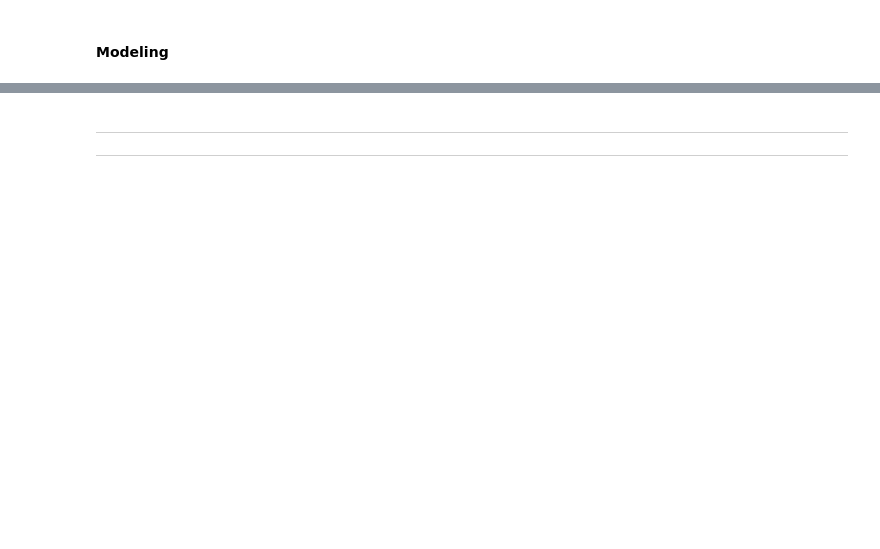
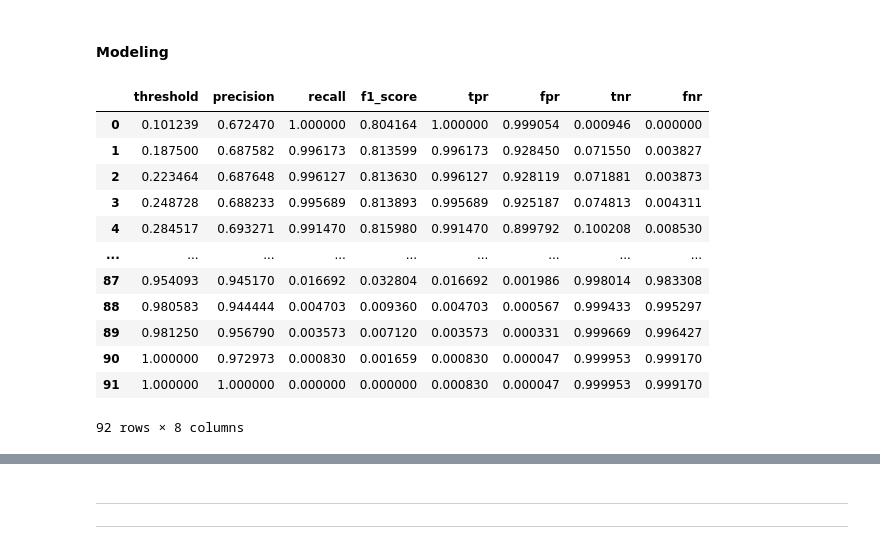
Before and after one commit to santibatte/dpa_2021, a Jupyter notebook: notebooks/EDA.ipynb, the cells around one changed output, grey strips where cells are left out. Drawn from its saved outputs; the diff is of its cells as text; code cells hidden in the pictures; blank space fills up the shorter version.

```diff
--- a/notebooks/EDA.ipynb
+++ b/notebooks/EDA.ipynb
@@ -548,2 +511,19 @@ Name: label, Length: 215067, dtype: int64
 # %% [markdown]
 #### Modeling
+# %%
+dfx = load_df("../" + metrics_report_pickle_loc)
+dfx
+# %% [output]
+|  | threshold | precision | recall | f1_score | tpr | fpr | tnr | fnr |
+| 0 | 0.101239 | 0.672470 | 1.000000 | 0.804164 | 1.000000 | 0.999054 | 0.000946 | 0.000000 |
+| 1 | 0.187500 | 0.687582 | 0.996173 | 0.813599 | 0.996173 | 0.928450 | 0.071550 | 0.003827 |
+| 2 | 0.223464 | 0.687648 | 0.996127 | 0.813630 | 0.996127 | 0.928119 | 0.071881 | 0.003873 |
+| 3 | 0.248728 | 0.688233 | 0.995689 | 0.813893 | 0.995689 | 0.925187 | 0.074813 | 0.004311 |
+| 4 | 0.284517 | 0.693271 | 0.991470 | 0.815980 | 0.991470 | 0.899792 | 0.100208 | 0.008530 |
+| ... | ... | ... | ... | ... | ... | ... | ... | ... |
+| 87 | 0.954093 | 0.945170 | 0.016692 | 0.032804 | 0.016692 | 0.001986 | 0.998014 | 0.983308 |
+| 88 | 0.980583 | 0.944444 | 0.004703 | 0.009360 | 0.004703 | 0.000567 | 0.999433 | 0.995297 |
+| 89 | 0.981250 | 0.956790 | 0.003573 | 0.007120 | 0.003573 | 0.000331 | 0.999669 | 0.996427 |
+| 90 | 1.000000 | 0.972973 | 0.000830 | 0.001659 | 0.000830 | 0.000047 | 0.999953 | 0.999170 |
+| 91 | 1.000000 | 1.000000 | 0.000000 | 0.000000 | 0.000830 | 0.000047 | 0.999953 | 0.999170 |
+92 rows × 8 columns
```
Also changed, not shown: parts of 7 cells of this notebook.
